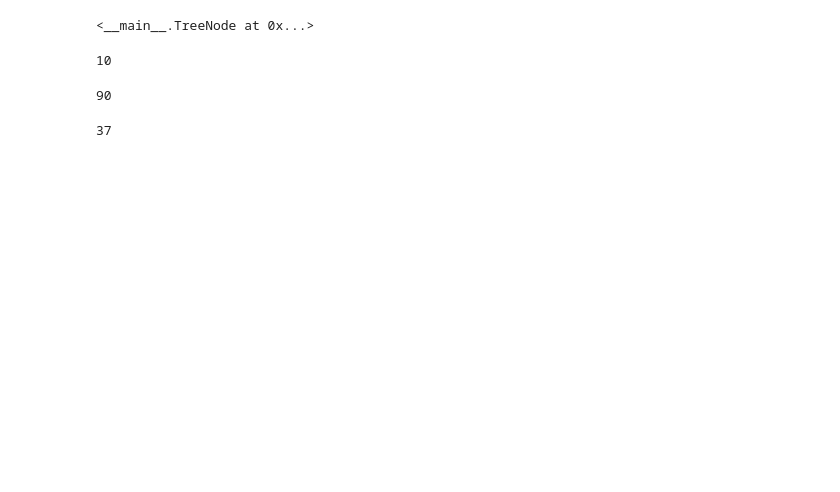
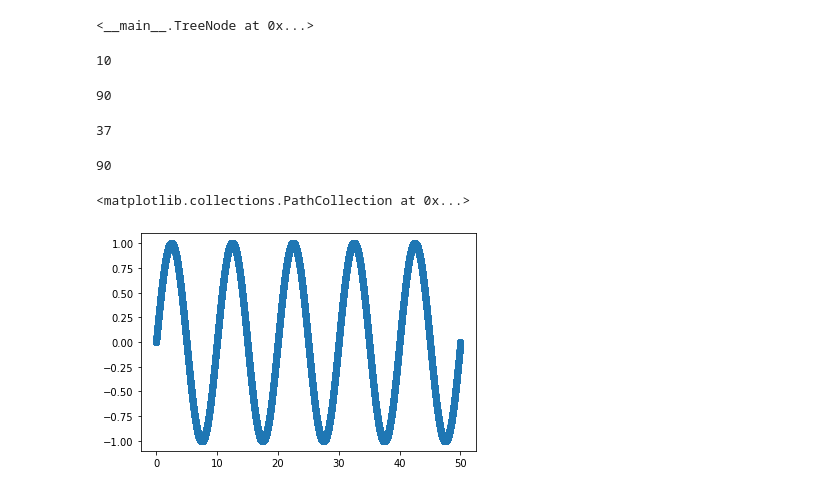
Before and after one commit to SulochanaDhar/Practice2, a Jupyter notebook: Tree1.ipynb, the cells around one changed output. Saved outputs shown, nothing was run; the diff lists cells and outputs as text; code cells hidden in the pictures; blank space fills up the shorter version.

```diff
--- a/Tree1.ipynb
+++ b/Tree1.ipynb
@@ -40,3 +30,7 @@ b.right.data
 b.right.right.data
 # %% [output]
 37
+# %%
+b.right.right.parent.data
+# %% [output]
+90
@@ -42,0 +42,9 @@ b.right.right.data
+# %%
+x = np.arange(0,50,0.001)
+# %%
+y1 = np.sin(2*np.pi*x/10)
+# %%
+plt.scatter(x,y1)
+# %% [output]
+<matplotlib.collections.PathCollection at 0x...>
+[figure, added]
```
Also changed, not shown: parts of 16 cells of this notebook.
